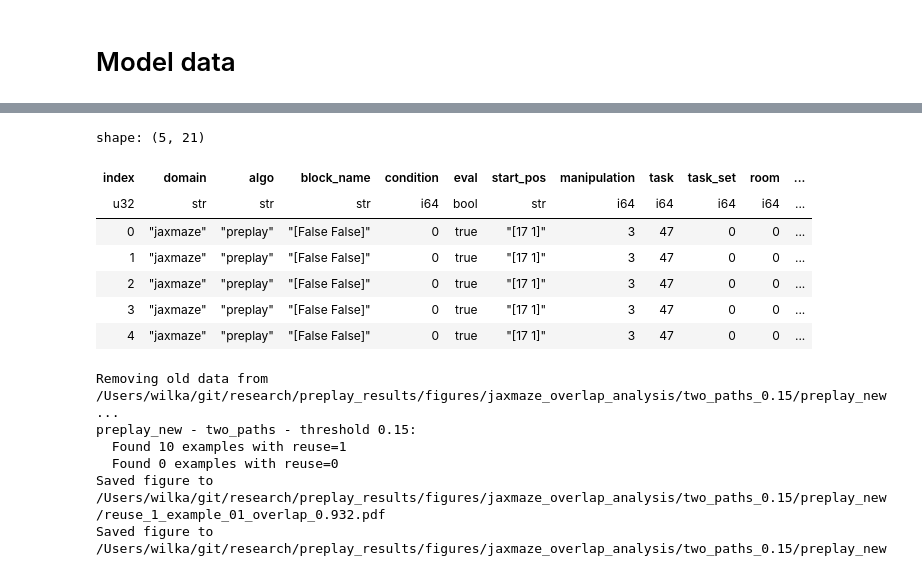
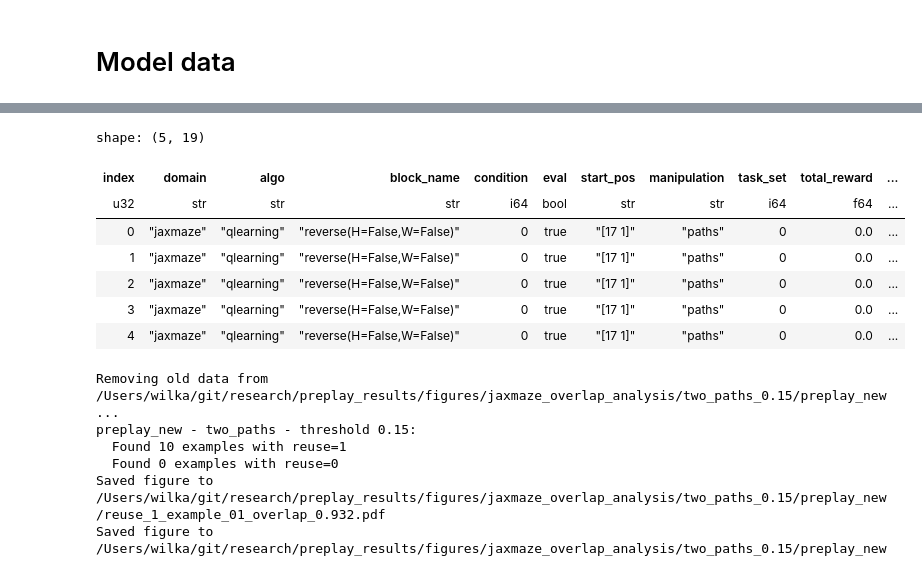
Before and after one commit to wcarvalho/multitask_preplay, a Jupyter notebook: figures_supplemental/jaxmaze_overlap_analysis.ipynb, the cells around one changed output, grey strips where cells are left out. Cells and saved outputs as stored; diff of their text form; code cells hidden in the pictures.

```diff
--- a/figures_supplemental/jaxmaze_overlap_analysis.ipynb
+++ b/figures_supplemental/jaxmaze_overlap_analysis.ipynb
@@ -33,6 +33,5 @@ from data_processing import process_model_data
 
 model_df = process_model_data.get_jaxmaze_model_data(
   load_df_only=False,
-  models=["preplay_new"],
 )
 # %% [output]
@@ -43,14 +52,14 @@ Using: /Users/wilka/git/research/human-dyna-web/libraries/housemaze/housemaze/hu
 # %%
-model_df.filter(eval=True, manipulation=3).head()
+model_df.filter(eval=True, manipulation='paths').head()
 # %% [output]
-shape: (5, 21)
+shape: (5, 19)
-| index | domain | algo | block_name | condition | eval | start_pos | manipulation | task | task_set | room | ... |
-| u32 | str | str | str | i64 | bool | str | i64 | i64 | i64 | i64 | ... |
-| 0 | "jaxmaze" | "preplay" | "[False False]" | 0 | true | "[17 1]" | 3 | 47 | 0 | 0 | ... |
-| 1 | "jaxmaze" | "preplay" | "[False False]" | 0 | true | "[17 1]" | 3 | 47 | 0 | 0 | ... |
-| 2 | "jaxmaze" | "preplay" | "[False False]" | 0 | true | "[17 1]" | 3 | 47 | 0 | 0 | ... |
-| 3 | "jaxmaze" | "preplay" | "[False False]" | 0 | true | "[17 1]" | 3 | 47 | 0 | 0 | ... |
-| 4 | "jaxmaze" | "preplay" | "[False False]" | 0 | true | "[17 1]" | 3 | 47 | 0 | 0 | ... |
+| index | domain | algo | block_name | condition | eval | start_pos | manipulation | task_set | total_reward | ... |
+| u32 | str | str | str | i64 | bool | str | str | i64 | f64 | ... |
+| 0 | "jaxmaze" | "qlearning" | "reverse(H=False,W=False)" | 0 | true | "[17 1]" | "paths" | 0 | 0.0 | ... |
+| 1 | "jaxmaze" | "qlearning" | "reverse(H=False,W=False)" | 0 | true | "[17 1]" | "paths" | 0 | 0.0 | ... |
+| 2 | "jaxmaze" | "qlearning" | "reverse(H=False,W=False)" | 0 | true | "[17 1]" | "paths" | 0 | 0.0 | ... |
+| 3 | "jaxmaze" | "qlearning" | "reverse(H=False,W=False)" | 0 | true | "[17 1]" | "paths" | 0 | 0.0 | ... |
+| 4 | "jaxmaze" | "qlearning" | "reverse(H=False,W=False)" | 0 | true | "[17 1]" | "paths" | 0 | 0.0 | ... |
 # %%
 manipulations = [
   {
```
Also changed, not shown: parts of 1 cell of this notebook, 13 other files.
